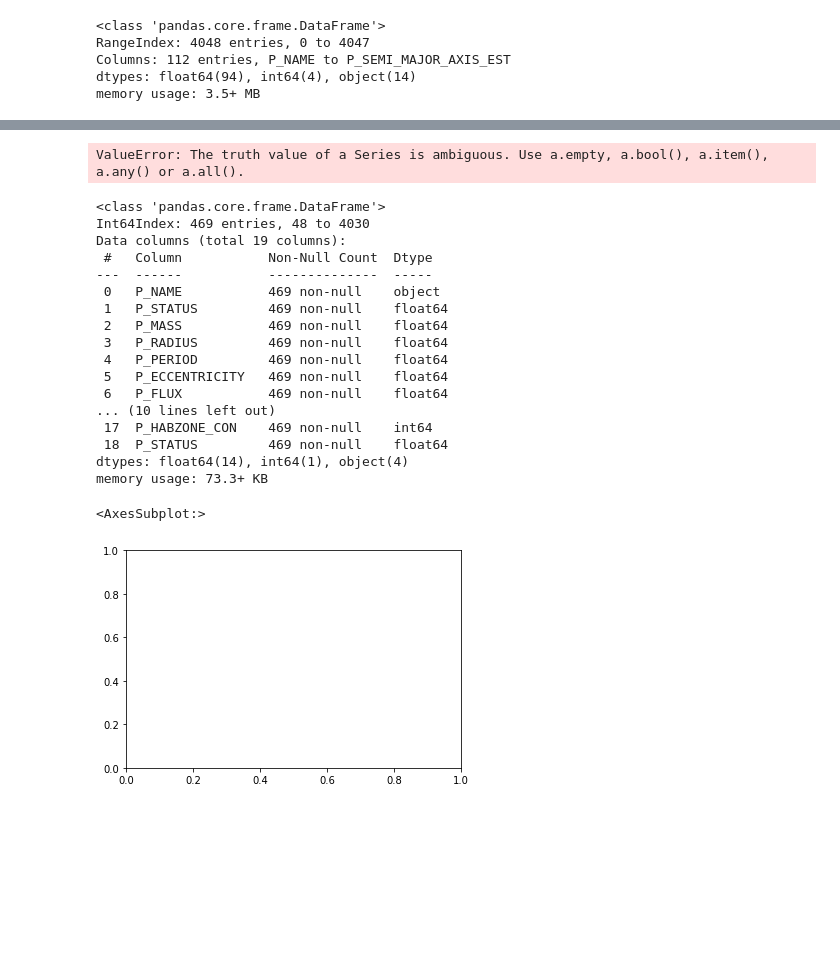
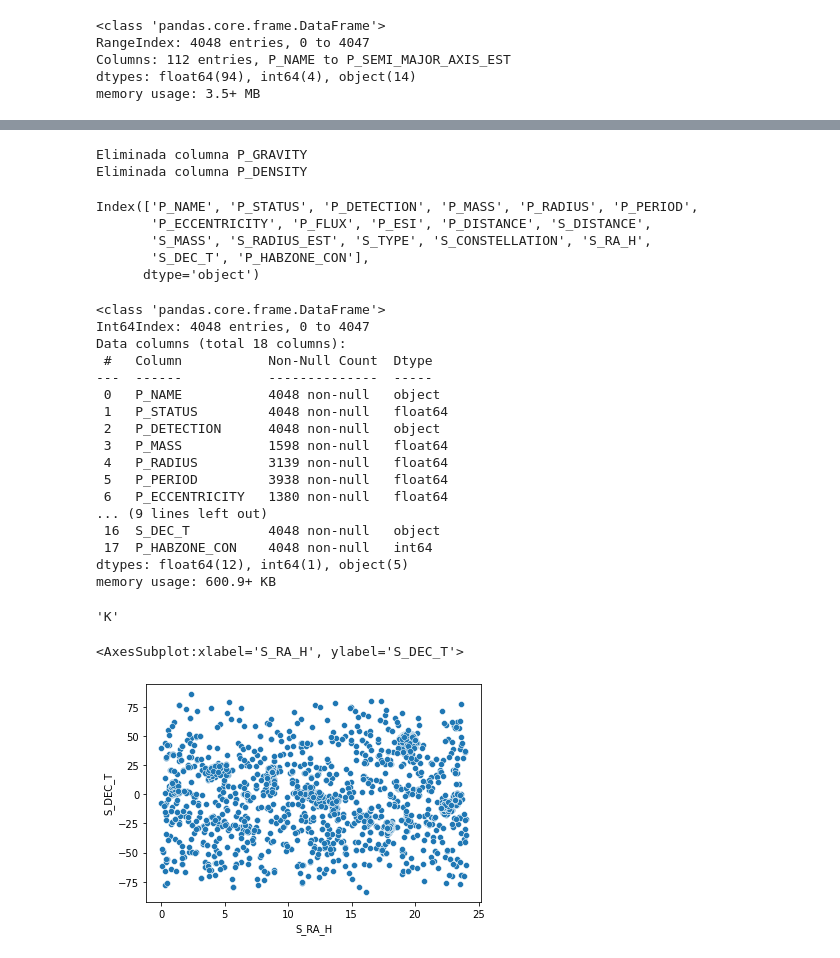
Before and after one commit to JoseKuru/proyecto_eda_exoplanetas, a Jupyter notebook: notebooks/prueba_data_wrangling.ipynb, the cells around one changed output, grey strips where cells are left out. Drawn from its saved outputs; the diff is of its cells as text; code cells hidden in the pictures; blank space fills up the shorter version.

```diff
--- a/notebooks/prueba_data_wrangling.ipynb
+++ b/notebooks/prueba_data_wrangling.ipynb
@@ -28,6 +28,7 @@ Columns: 112 entries, P_NAME to P_SEMI_MAJOR_AXIS_EST
 dtypes: float64(94), int64(4), object(14)
 memory usage: 3.5+ MB
 # %%
-columnas_escogidas = ['P_NAME', 'P_STATUS', 'P_MASS', 'P_RADIUS', 'P_PERIOD', 'P_ECCENTRICITY', 'P_FLUX', 'P_ESI', 'P_GRAVITY', 'P_DENSITY', 'S_DISTANCE', 'S_MASS', 'S_RADIUS_EST', 'S_LUMINOSITY', 'S_CONSTELLATION', 'S_RA_T', 'S_DEC_T', 'P_HABZONE_CON', 'P_STATUS']
+columnas_escogidas = ['P_NAME', 'P_STATUS', 'P_DETECTION', 'P_MASS', 'P_RADIUS', 'P_PERIOD', 'P_ECCENTRICITY', 'P_FLUX', 'P_ESI', 'P_GRAVITY', 'P_DENSITY', 'P_DISTANCE', 'S_DISTANCE', 'S_MASS', 'S_RADIUS_EST', 'S_TYPE', 'S_CONSTELLATION', 'S_RA_H', 'S_DEC_T', 'P_HABZONE_CON']
 # %%
-df = df[(df.P_STATUS == 3) & (df.P_DETECTION == 'Transit')]
+df = df[df.P_STATUS == 3]
+df.head()
@@ -55,30 +53,39 @@ memory usage: 486.6+ KB
 # %%
 eliminar_columnas_nan(df, 0.7) # Porcentaje del 70%
 # %% [output]
-ValueError: The truth value of a Series is ambiguous. Use a.empty, a.bool(), a.item(), a.any() or a.all().
+Eliminada columna P_GRAVITY
+Eliminada columna P_DENSITY
+# %%
+df.columns
+# %% [output]
+Index(['P_NAME', 'P_STATUS', 'P_DETECTION', 'P_MASS', 'P_RADIUS', 'P_PERIOD',
+       'P_ECCENTRICITY', 'P_FLUX', 'P_ESI', 'P_DISTANCE', 'S_DISTANCE',
+       'S_MASS', 'S_RADIUS_EST', 'S_TYPE', 'S_CONSTELLATION', 'S_RA_H',
+       'S_DEC_T', 'P_HABZONE_CON'],
+      dtype='object')
 # %%
 #eliminar_filas
-df.dropna(inplace=True)
+#df.dropna(inplace=True)
 # %%
 df.info()
 # %% [output]
 <class 'pandas.core.frame.DataFrame'>
-Int64Index: 469 entries, 48 to 4030
-Data columns (total 19 columns):
+Int64Index: 4048 entries, 0 to 4047
+Data columns (total 18 columns):
  #   Column           Non-Null Count  Dtype
 ---  ------           --------------  -----
- 0   P_NAME           469 non-null    object
- 1   P_STATUS         469 non-null    float64
- 2   P_MASS           469 non-null    float64
- 3   P_RADIUS         469 non-null    float64
- 4   P_PERIOD         469 non-null    float64
- 5   P_ECCENTRICITY   469 non-null    float64
- 6   P_FLUX           469 non-null    float64
-... (10 lines left out)
- 17  P_HABZONE_CON    469 non-null    int64
- 18  P_STATUS         469 non-null    float64
-dtypes: float64(14), int64(1), object(4)
-memory usage: 73.3+ KB
+ 0   P_NAME           4048 non-null   object
+ 1   P_STATUS         4048 non-null   float64
+ 2   P_DETECTION      4048 non-null   object
+ 3   P_MASS           1598 non-null   float64
+ 4   P_RADIUS         3139 non-null   float64
+ 5   P_PERIOD         3938 non-null   float64
+ 6   P_ECCENTRICITY   1380 non-null   float64
+... (9 lines left out)
+ 16  S_DEC_T          4048 non-null   object
+ 17  P_HABZONE_CON    4048 non-null   int64
+dtypes: float64(12), int64(1), object(5)
+memory usage: 600.9+ KB
 # %%
 def convertir_a_grados_decimales(datos: str):
     grados_decimales = 0
@@ -88,14 +95,19 @@ def convertir_a_grados_decimales(datos: str):
     grados_decimales += float(grados_horas_minutos[2])/3600
     return grados_decimales
 
-df.S_RA_T = df.S_RA_T.apply(convertir_a_grados_decimales)
+
+#df.S_RA_T = df.S_RA_T.apply(convertir_a_grados_decimales)
 df.S_DEC_T = df.S_DEC_T.apply(convertir_a_grados_decimales)
-df = df[(df.S_RA_T < 305) & (df.S_RA_T > 275) & (df.S_DEC_T < 54) & (df.S_DEC_T > 36)]
+df.S_DISTANCE = df.S_DISTANCE.apply(lambda x: x/3.26)
+# %%
+df.S_TYPE[0][0]
+# %% [output]
+'K'
 # %%
-sns.scatterplot(data=df, x='S_RA_T', y='S_DEC_T', hue='P_HABZONE_CON')
+sns.scatterplot(data=df, x='S_RA_H', y='S_DEC_T')
 # %% [output]
-<AxesSubplot:>
+<AxesSubplot:xlabel='S_RA_H', ylabel='S_DEC_T'>
-[figure, old version]
+[figure, new version]
 # %%
 sns.countplot(data=df, x='P_HABZONE_CON')
 # %% [output]
```
Also changed, not shown: parts of 7 cells of this notebook, 7 other files.
